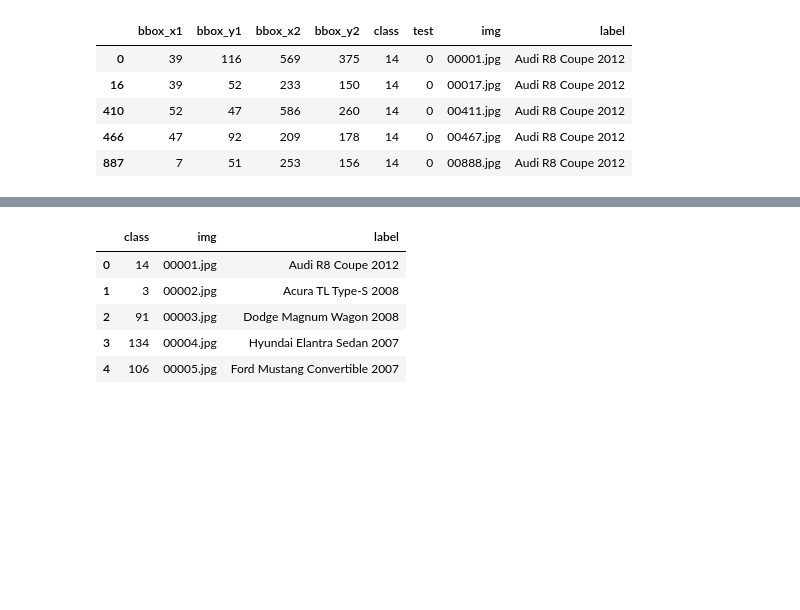
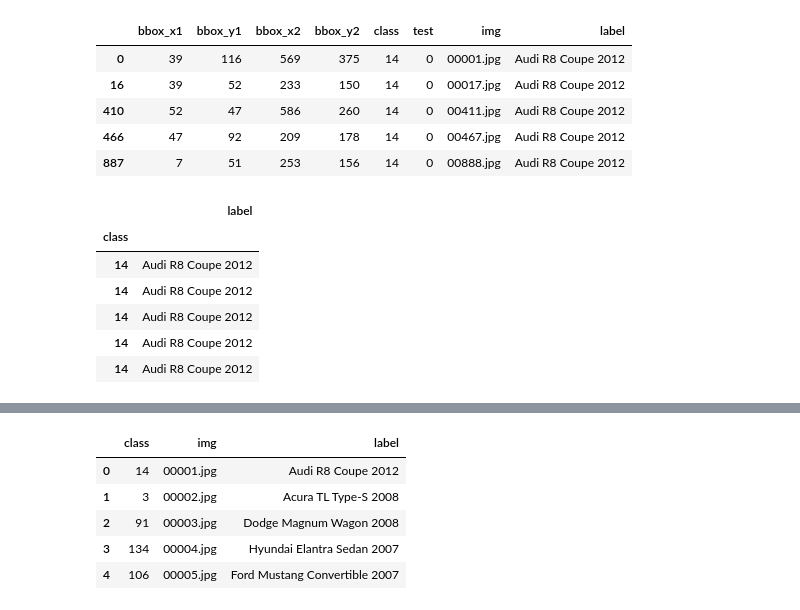
Before and after one commit to Pavlockk/data2020P4, a Jupyter notebook: KP_2.ipynb, the cells around one changed output, grey strips where cells are left out. Saved outputs shown, nothing was run; the diff lists cells and outputs as text; code cells hidden in the pictures; blank space fills up the shorter version.

```diff
--- a/KP_2.ipynb
+++ b/KP_2.ipynb
@@ -203,3 +203,17 @@ dfCombined.head()
 | 410 | 52 | 47 | 586 | 260 | 14 | 0 | 00411.jpg | Audi R8 Coupe 2012 |
 | 466 | 47 | 92 | 209 | 178 | 14 | 0 | 00467.jpg | Audi R8 Coupe 2012 |
 | 887 | 7 | 51 | 253 | 156 | 14 | 0 | 00888.jpg | Audi R8 Coupe 2012 |
+# %%
+dfNL = dfKP = dfCombined.drop(columns = ["bbox_x1", "bbox_x2", "bbox_y1", "bbox_y2", "test", "img"])
+# %%
+dfNL = dfNL.set_index('class')
+# %%
+dfNL.head()
+# %% [output]
+|  | label |
+| class |  |
+| 14 | Audi R8 Coupe 2012 |
+| 14 | Audi R8 Coupe 2012 |
+| 14 | Audi R8 Coupe 2012 |
+| 14 | Audi R8 Coupe 2012 |
+| 14 | Audi R8 Coupe 2012 |
```
Also changed, not shown: parts of 3 cells of this notebook, 5 other files.
